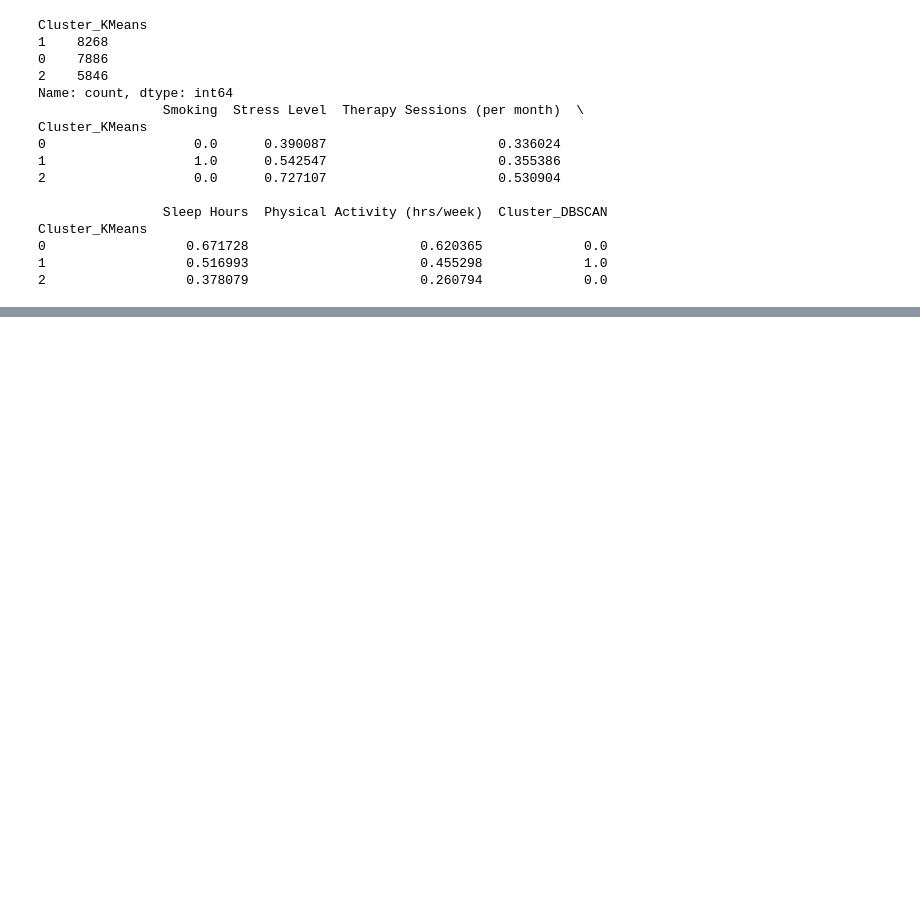
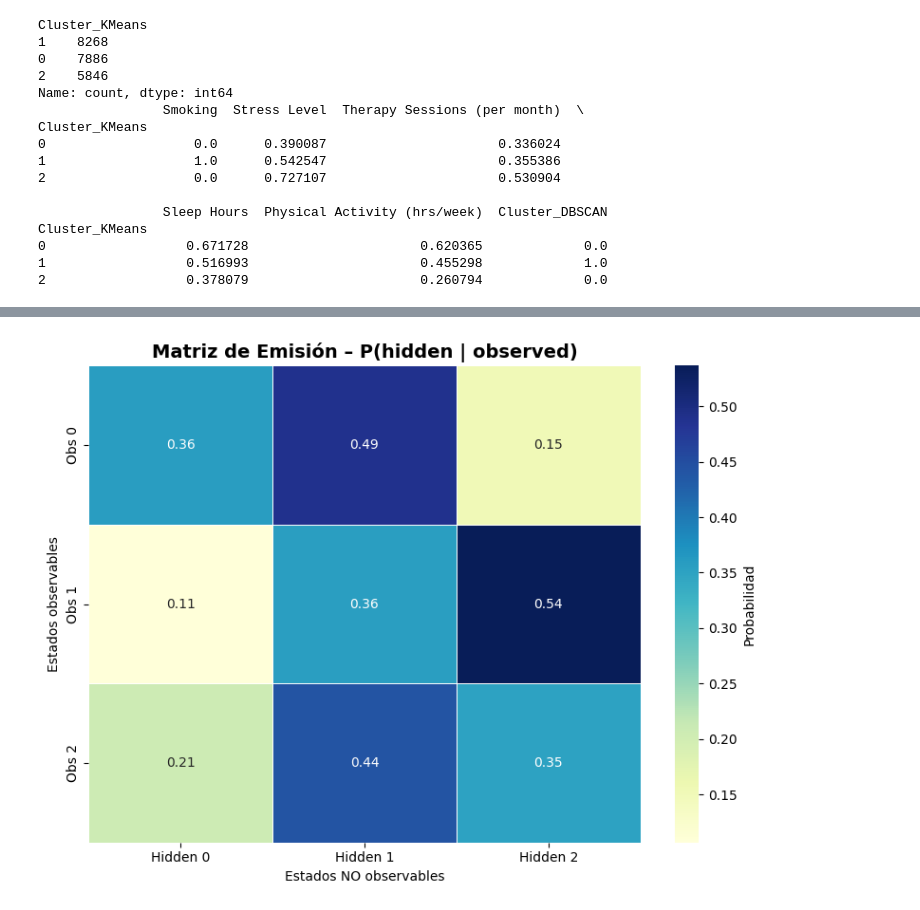
Before and after one commit to D2Giraldot/Anxiety_HMM_TdG, a Jupyter notebook: data-science-project/notebooks/DataLab4.ipynb, the cells around one changed output, grey strips where cells are left out. Drawn from its saved outputs; the diff is of its cells as text; code cells hidden in the pictures; blank space fills up the shorter version.

Commit message:
:hammer: Clusters_HMM_Forward :building_construction:

```diff
--- a/data-science-project/notebooks/DataLab4.ipynb
+++ b/data-science-project/notebooks/DataLab4.ipynb
@@ -493,0 +622,31 @@ Gráfico 3D guardado en kmedoids_3d.html
+# %%
+MEp  # matriz de conteos
+MEPp = MEp / np.sum(MEp, axis=1, keepdims=True)   # Probabilidades
+# %%
+import matplotlib.pyplot as plt
+import seaborn as sns
+import numpy as np
+
+# Etiquetas
+k_hidden = len(np.unique(cluster_var_no_obs))  # No observable
+k_obs    = len(np.unique(cluster_var_obs))     # Observable
+
+labels_hidden = [f"Hidden {i}" for i in range(k_hidden)]
+labels_obs    = [f"Obs {i}" for i in range(k_obs)]
+
+plt.figure(figsize=(8,6))
+sns.heatmap(
+    MEPp,
+    annot=True, fmt=".2f", cmap="YlGnBu",
+    linewidths=0.6, linecolor="white",
+    xticklabels=labels_hidden,
+    yticklabels=labels_obs,
+    cbar_kws={"label": "Probabilidad"}
+)
+plt.title("Matriz de Emisión – P(hidden | observed)", fontsize=14, weight="bold")
+plt.xlabel("Estados NO observables")
+plt.ylabel("Estados observables")
+plt.tight_layout()
+plt.show()
+# %% [output]
+[figure, added]
```
Also changed, not shown: parts of 58 cells of this notebook, 6 other files.
